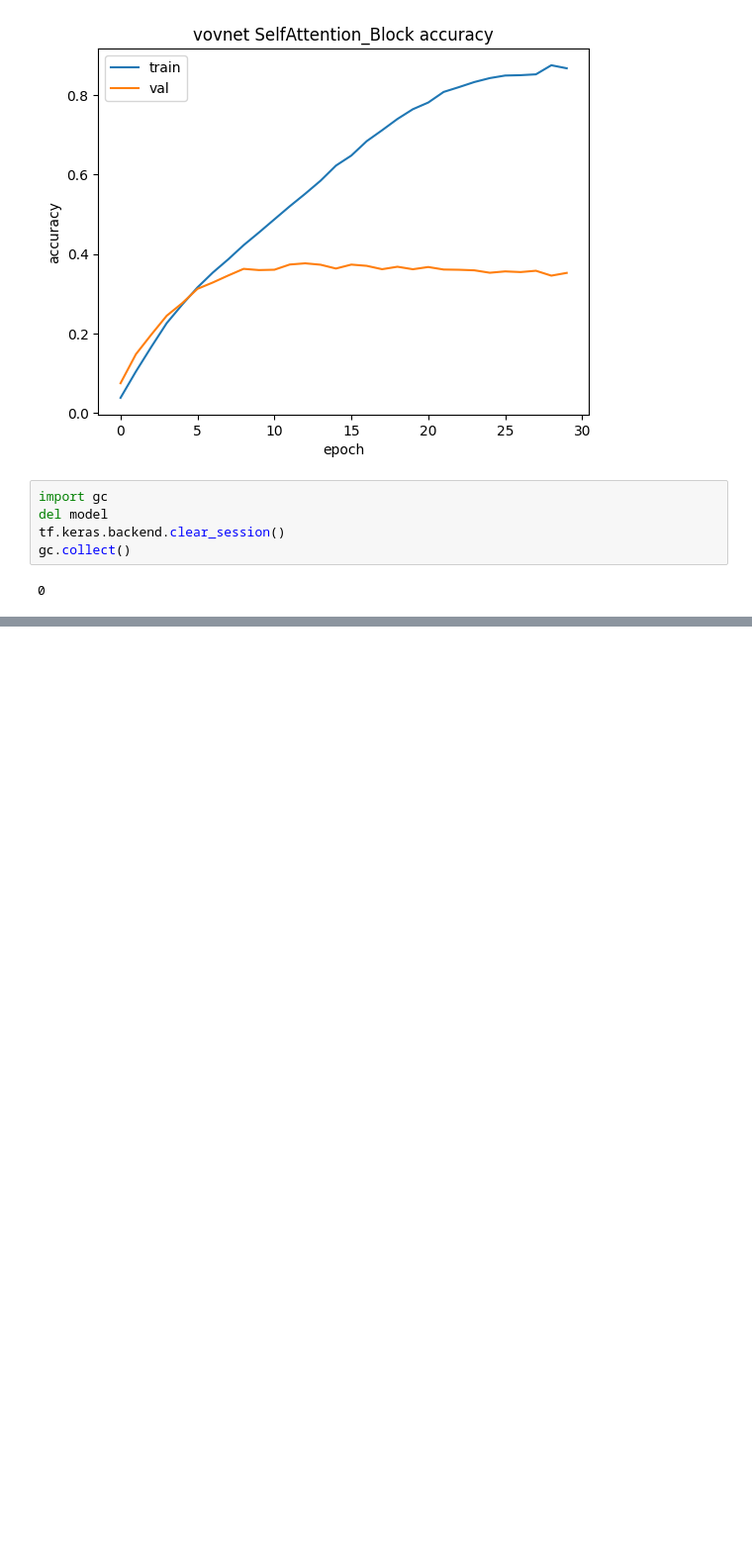
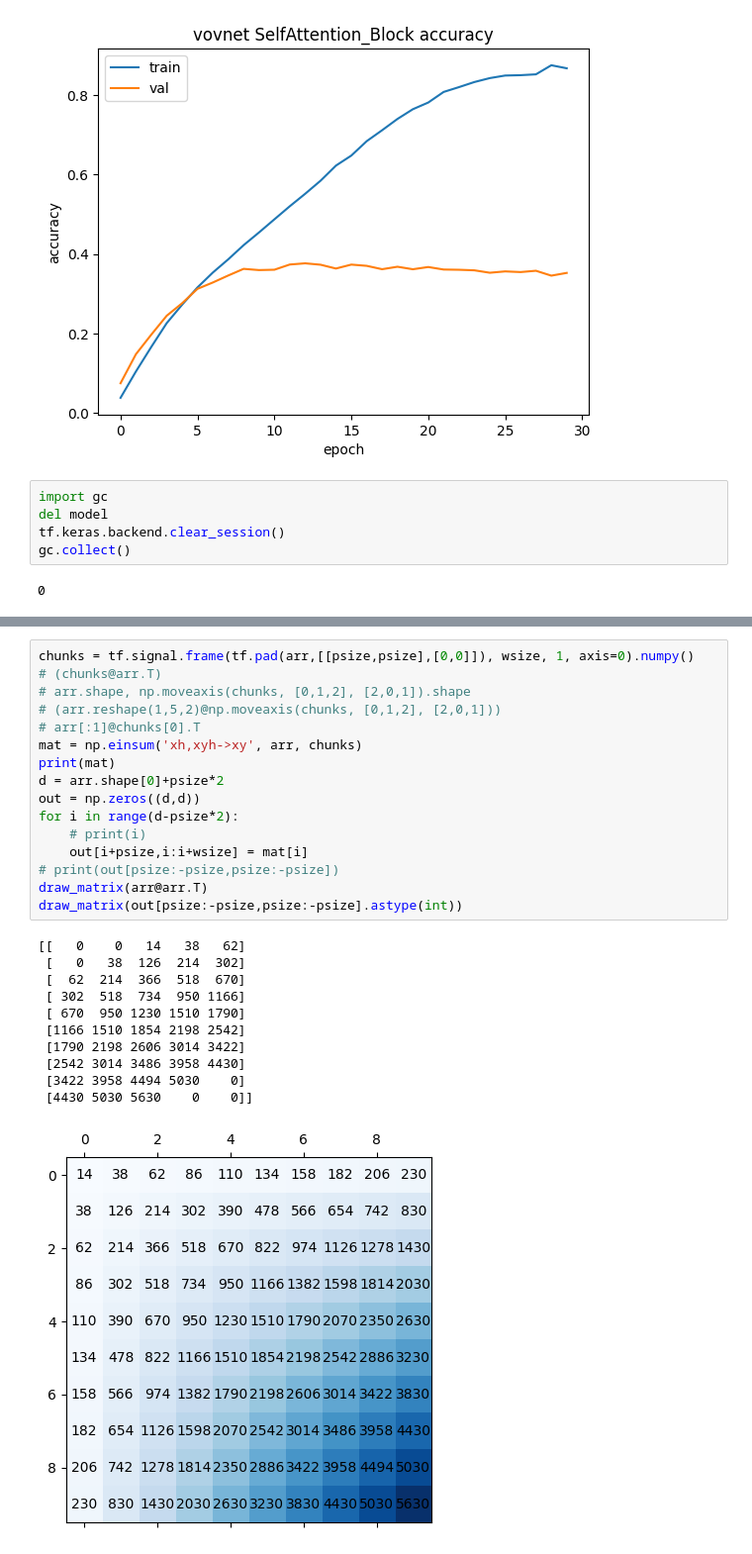
Before and after one commit to yuyenchu/attention_exp, a Jupyter notebook: models.ipynb, the cells around one changed output, grey strips where cells are left out. Shown at 99% size. Saved outputs shown, nothing was run; the diff lists cells and outputs as text; blank space fills up the shorter version.

```diff
--- a/models.ipynb
+++ b/models.ipynb
@@ -567,0 +675,28 @@ gc.collect()
+# %%
+chunks = tf.signal.frame(tf.pad(arr,[[psize,psize],[0,0]]), wsize, 1, axis=0).numpy()
+# (chunks@arr.T)
+# arr.shape, np.moveaxis(chunks, [0,1,2], [2,0,1]).shape
+# (arr.reshape(1,5,2)@np.moveaxis(chunks, [0,1,2], [2,0,1]))
+# arr[:1]@chunks[0].T
+mat = np.einsum('xh,xyh->xy', arr, chunks)
+print(mat)
+d = arr.shape[0]+psize*2
+out = np.zeros((d,d))
+for i in range(d-psize*2):
+    # print(i)
+    out[i+psize,i:i+wsize] = mat[i]
+# print(out[psize:-psize,psize:-psize])
+draw_matrix(arr@arr.T)
+draw_matrix(out[psize:-psize,psize:-psize].astype(int))
+# %% [output]
+[[   0    0   14   38   62]
+ [   0   38  126  214  302]
+ [  62  214  366  518  670]
+ [ 302  518  734  950 1166]
+ [ 670  950 1230 1510 1790]
+ [1166 1510 1854 2198 2542]
+ [1790 2198 2606 3014 3422]
+ [2542 3014 3486 3958 4430]
+ [3422 3958 4494 5030    0]
+ [4430 5030 5630    0    0]]
+[figure, added]
```
Also changed, not shown: parts of 21 cells of this notebook, 1 other file.
